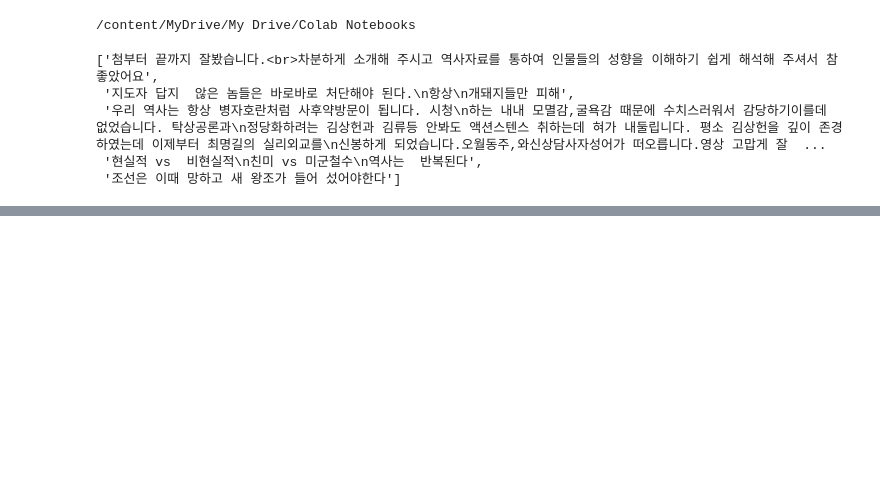
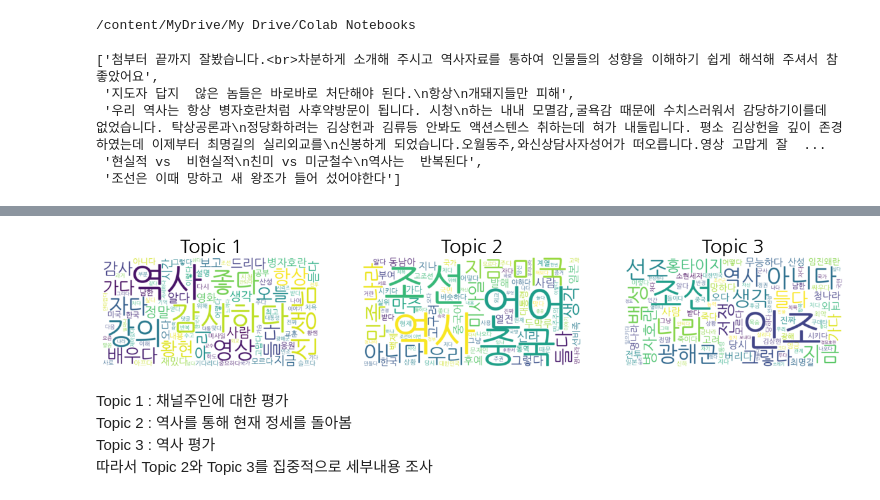
Before and after one commit to jinwu99/Text-mining-and-Sentiment-analysis, a Jupyter notebook: Sentiment Analysis/Youtube_comment_analysis.ipynb, the cells around one changed output, grey strips where cells are left out. Cells and saved outputs as stored; diff of their text form; code cells hidden in the pictures; blank space fills up the shorter version.

```diff
--- a/Sentiment Analysis/Youtube_comment_analysis.ipynb
+++ b/Sentiment Analysis/Youtube_comment_analysis.ipynb
@@ -46,0 +85,9 @@ print(document_embeddings.shape)
+# %%
+best_k = 3
+kmedoids = KMedoids(n_clusters=best_k, metric='cosine', random_state=0)
+cluster_labels = kmedoids.fit_predict(document_embeddings)
+youtube['kmedoids'] = cluster_labels
+
+youtube.to_csv('Youtube_review.csv',
+               index=False,
+               encoding='utf-8-sig')
@@ -46,0 +151,32 @@ print(document_embeddings.shape)
+# %%
+import matplotlib.font_manager as fm
+from wordcloud import WordCloud
+
+fe = fm.FontEntry(
+    fname=r'/usr/share/fonts/truetype/nanum/NanumGothic.ttf',
+    name='NanumGothic')
+fm.fontManager.ttflist.insert(0, fe)              # Matplotlib에 폰트 추가
+plt.rcParams.update({'font.size': 18, 'font.family': 'NanumGothic'}) # 폰트 설정
+path = '/usr/share/fonts/truetype/nanum/NanumGothic.ttf'
+
+# Plot the word cloud
+fig, axs = plt.subplots(1,3,figsize=(15,4))
+for topic_id in range(best_k):
+    # Get the top words for the topic
+    topic_words = lda_models[topic_id].show_topic(topicid=0,topn=100)
+    wordcloud_dict = {word: prob for word, prob in topic_words}
+
+    # Create the word cloud
+    wordcloud = WordCloud(font_path=path, width=800, height=400,
+                        background_color='white').generate_from_frequencies(wordcloud_dict)
+
+    axs[topic_id].imshow(wordcloud,interpolation='bilinear')
+    axs[topic_id].set_title(f"Topic {topic_id+1}")
+    axs[topic_id].axis('off')
+# %% [output]
+[figure, added]
+# %% [markdown]
+Topic 1 : 채널주인에 대한 평가 \
+Topic 2 : 역사를 통해 현재 정세를 돌아봄 \
+Topic 3 : 역사 평가 \
+따라서 Topic 2와 Topic 3를 집중적으로 세부내용 조사
```
Also changed, not shown: parts of 31 cells of this notebook.
